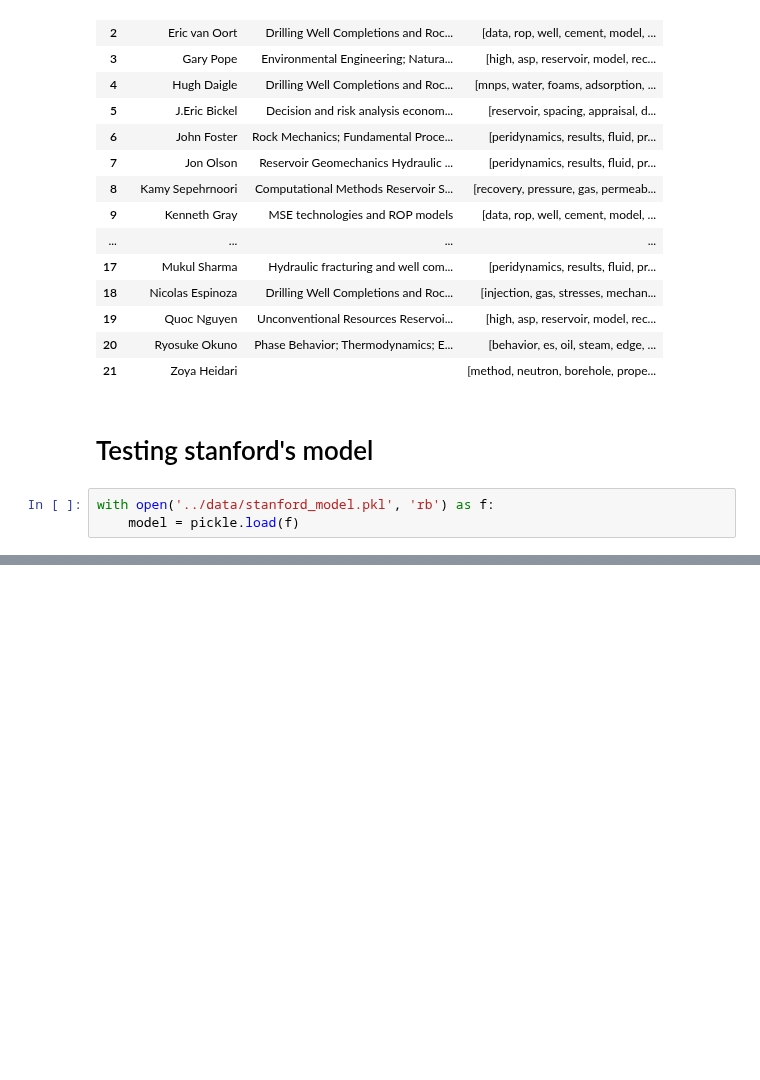
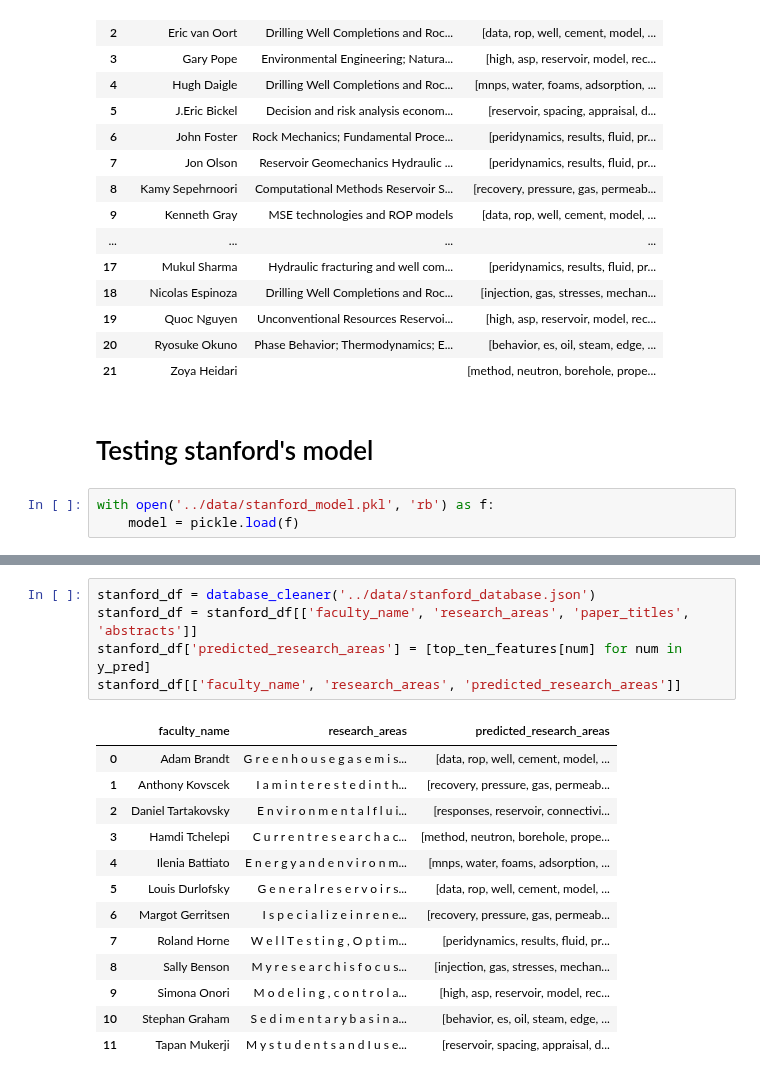
Before and after one commit to neha8anand/professor-profiler, a Jupyter notebook: src/model_test.ipynb, the cells around one changed output, grey strips where cells are left out. Drawn from its saved outputs; the diff is of its cells as text; blank space fills up the shorter version.

```diff
--- a/src/tamu_model_test.ipynb
+++ b/src/model_test.ipynb
@@ -350 +374,20 @@ array([['uncertainty', 'stochastic', 'computational', 'equations',
       dtype='<U13')
+# %%
+stanford_df = database_cleaner('../data/stanford_database.json')
+stanford_df = stanford_df[['faculty_name', 'research_areas', 'paper_titles', 'abstracts']]
+stanford_df['predicted_research_areas'] = [top_ten_features[num] for num in y_pred]
+stanford_df[['faculty_name', 'research_areas', 'predicted_research_areas']]
+# %% [output]
+|  | faculty_name | research_areas | predicted_research_areas |
+| 0 | Adam Brandt | G r e e n h o u s e g a s e m i s... | [data, rop, well, cement, model, ... |
+| 1 | Anthony Kovscek | I a m i n t e r e s t e d i n t h... | [recovery, pressure, gas, permeab... |
+| 2 | Daniel Tartakovsky | E n v i r o n m e n t a l f l u i... | [responses, reservoir, connectivi... |
+| 3 | Hamdi Tchelepi | C u r r e n t r e s e a r c h a c... | [method, neutron, borehole, prope... |
+| 4 | Ilenia Battiato | E n e r g y a n d e n v i r o n m... | [mnps, water, foams, adsorption, ... |
+| 5 | Louis Durlofsky | G e n e r a l r e s e r v o i r s... | [data, rop, well, cement, model, ... |
+| 6 | Margot Gerritsen | I s p e c i a l i z e i n r e n e... | [recovery, pressure, gas, permeab... |
+| 7 | Roland Horne | W e l l T e s t i n g , O p t i m... | [peridynamics, results, fluid, pr... |
+| 8 | Sally Benson | M y r e s e a r c h i s f o c u s... | [injection, gas, stresses, mechan... |
+| 9 | Simona Onori | M o d e l i n g , c o n t r o l a... | [high, asp, reservoir, model, rec... |
+| 10 | Stephan Graham | S e d i m e n t a r y b a s i n a... | [behavior, es, oil, steam, edge, ... |
+| 11 | Tapan Mukerji | M y s t u d e n t s a n d I u s e... | [reservoir, spacing, appraisal, d... |
```
Also changed, not shown: parts of 7 cells of this notebook, 1 other file.
